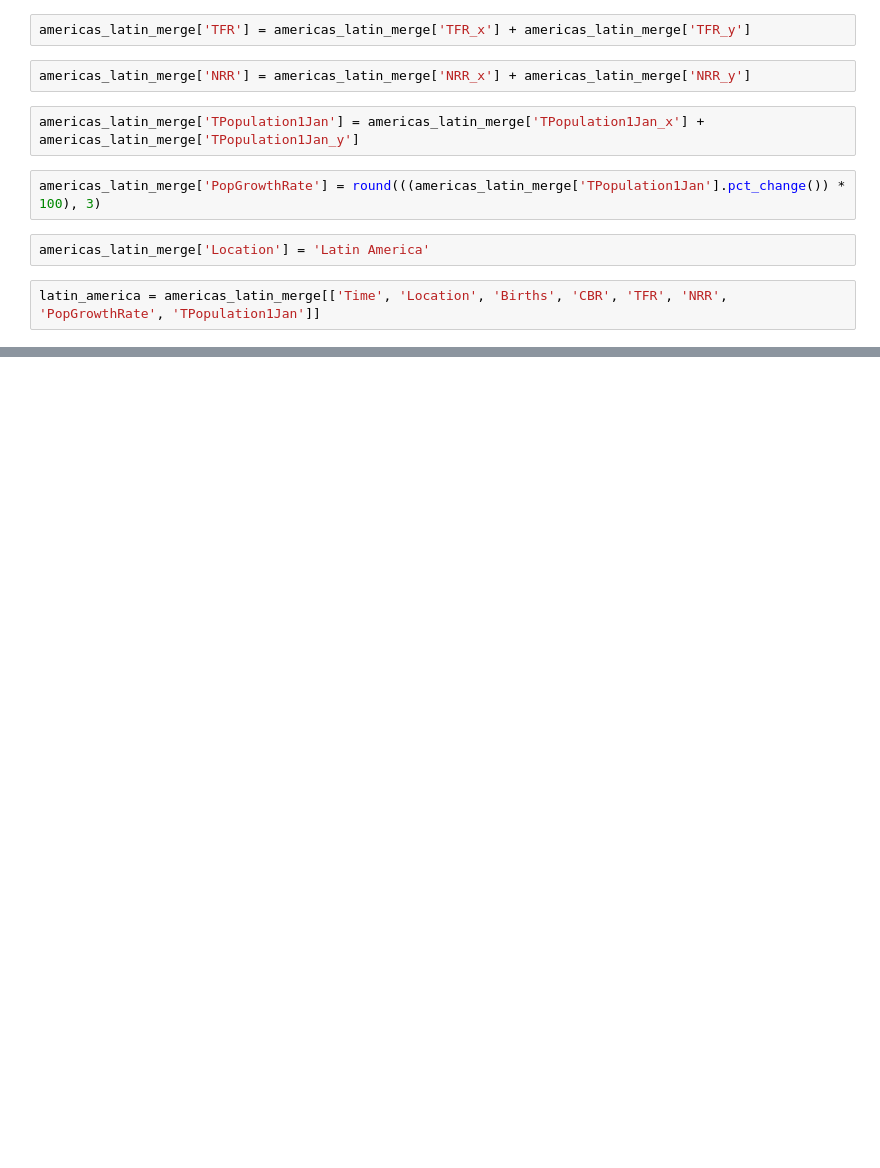
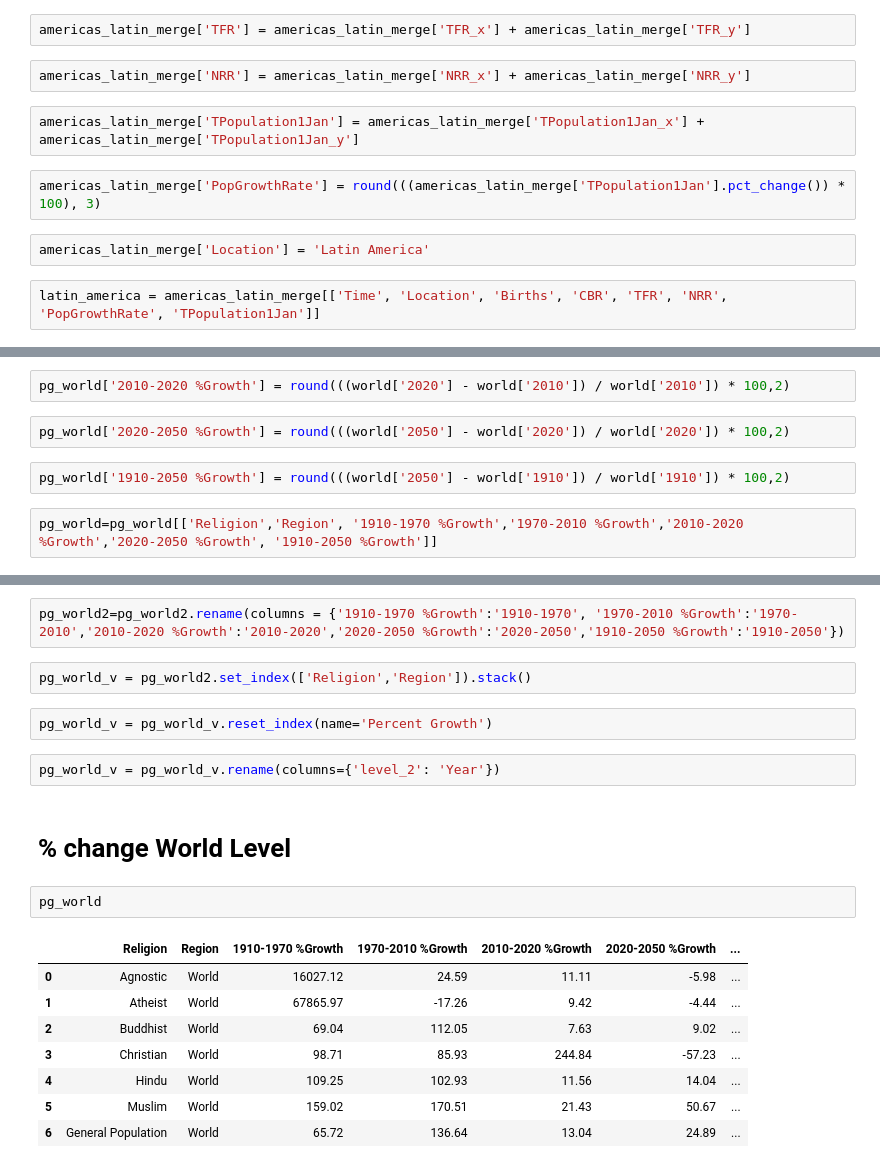
Before and after one commit to levigraft/capstone_religion_birthrate, a Jupyter notebook: Capstone/notebooks/capstone_pandas_analysis.ipynb, the cells around one changed output, grey strips where cells are left out. Drawn from its saved outputs; the diff is of its cells as text; blank space fills up the shorter version.

```diff
--- a/Capstone/notebooks/capstone_pandas_analysis.ipynb
+++ b/Capstone/notebooks/capstone_pandas_analysis.ipynb
@@ -275,0 +232,8 @@ latin_america
+# %%
+pg_world['2010-2020 %Growth'] = round(((world['2020'] - world['2010']) / world['2010']) * 100,2)
+# %%
+pg_world['2020-2050 %Growth'] = round(((world['2050'] - world['2020']) / world['2020']) * 100,2)
+# %%
+pg_world['1910-2050 %Growth'] = round(((world['2050'] - world['1910']) / world['1910']) * 100,2)
+# %%
+pg_world=pg_world[['Religion','Region', '1910-1970 %Growth','1970-2010 %Growth','2010-2020 %Growth','2020-2050 %Growth', '1910-2050 %Growth']]
@@ -275,0 +242,21 @@ latin_america
+# %%
+pg_world2=pg_world2.rename(columns = {'1910-1970 %Growth':'1910-1970', '1970-2010 %Growth':'1970-2010','2010-2020 %Growth':'2010-2020','2020-2050 %Growth':'2020-2050','1910-2050 %Growth':'1910-2050'})
+# %%
+pg_world_v = pg_world2.set_index(['Religion','Region']).stack()
+# %%
+pg_world_v = pg_world_v.reset_index(name='Percent Growth')
+# %%
+pg_world_v = pg_world_v.rename(columns={'level_2': 'Year'})
+# %% [markdown]
+# % change World Level
+# %%
+pg_world
+# %% [output]
+|  | Religion | Region | 1910-1970 %Growth | 1970-2010 %Growth | 2010-2020 %Growth | 2020-2050 %Growth | ... |
+| 0 | Agnostic | World | 16027.12 | 24.59 | 11.11 | -5.98 | ... |
+| 1 | Atheist | World | 67865.97 | -17.26 | 9.42 | -4.44 | ... |
+| 2 | Buddhist | World | 69.04 | 112.05 | 7.63 | 9.02 | ... |
+| 3 | Christian | World | 98.71 | 85.93 | 244.84 | -57.23 | ... |
+| 4 | Hindu | World | 109.25 | 102.93 | 11.56 | 14.04 | ... |
+| 5 | Muslim | World | 159.02 | 170.51 | 21.43 | 50.67 | ... |
+| 6 | General Population | World | 65.72 | 136.64 | 13.04 | 24.89 | ... |
```
Also changed, not shown: parts of 137 cells of this notebook, 7 other files.
